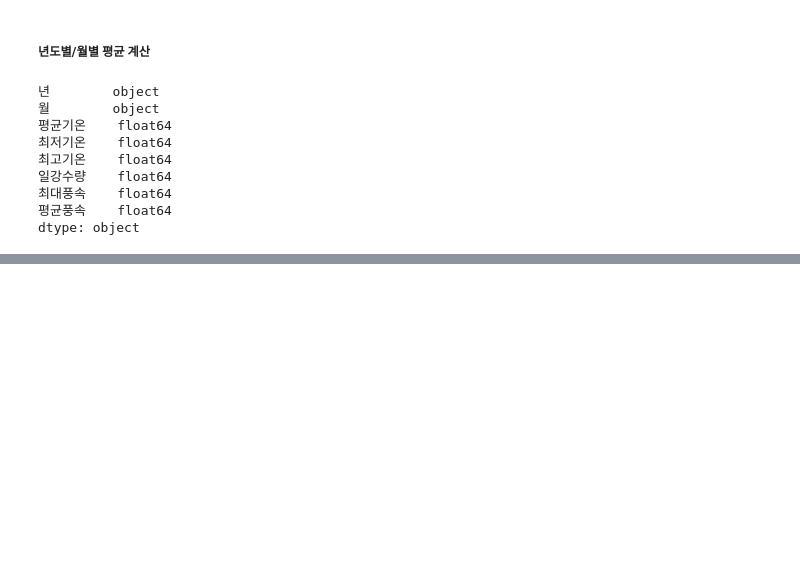
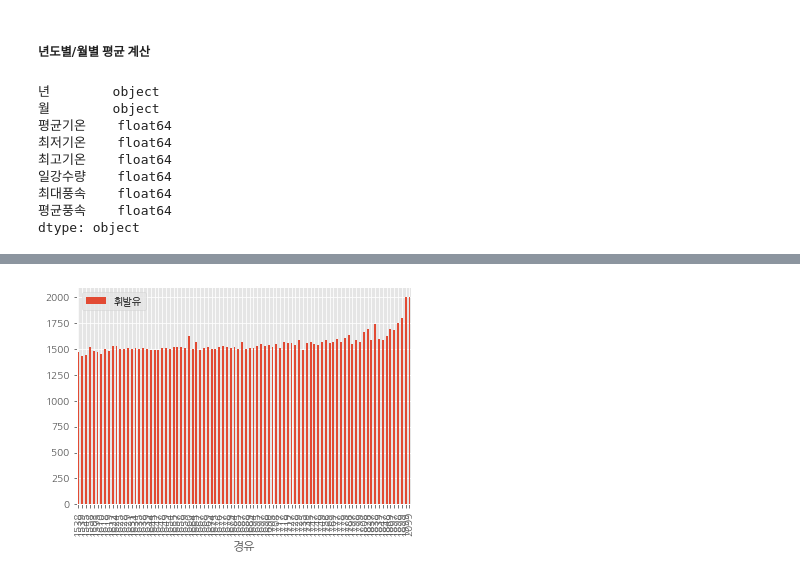
Before and after one commit to toughC/Python_Machine_Learning, a Jupyter notebook: 05_dataVisualization.ipynb, the cells around one changed output, grey strips where cells are left out. Saved outputs shown, nothing was run; the diff lists cells and outputs as text; code cells hidden in the pictures; blank space fills up the shorter version.

```diff
--- a/05_dataVisualization.ipynb
+++ b/05_dataVisualization.ipynb
@@ -753,0 +828,5 @@ plt.show()
+# %%
+datadir='/content/drive/MyDrive/Notability/Github/Python_Machine_Learning/'
+
+oildf=pd.read_csv(datadir+'20230104_oil.csv', encoding='cp949')
+oildf.head(3)
@@ -753,0 +838,4 @@ plt.show()
+# %%
+# 분석에 필요한 필드만 추출
+oildf=oildf[['상표', '상호', '주소', '셀프여부', '휘발유', '경유']]
+oildf.head(3)
@@ -753,0 +866,3 @@ plt.show()
+# %%
+oildf['지역']=oildf['주소'].str.split(" ").str[1]
+oildf.head(3)
@@ -753,0 +895,6 @@ plt.show()
+# %%
+# 지역별 휘발유 평균 계산후 차트 출력
+oildf.groupby(['경유'])[['휘발유']].mean().plot(kind='bar')
+plt.show()
+# %% [output]
+[figure, added]
```
Also changed, not shown: parts of 34 cells of this notebook.
